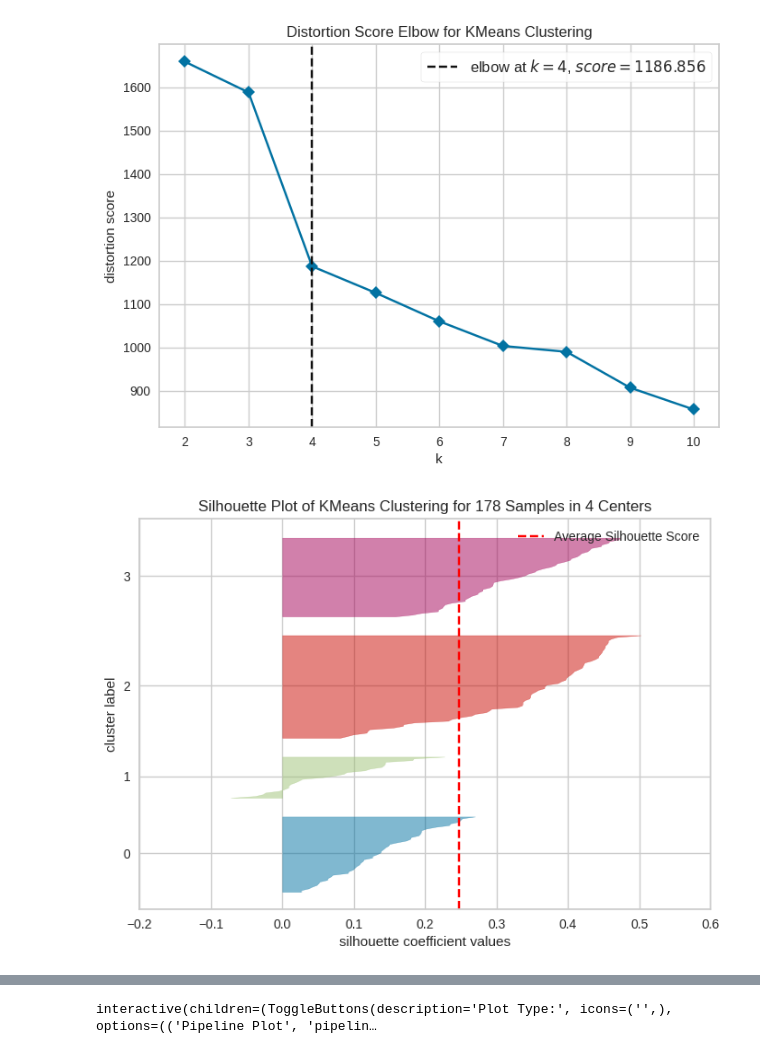
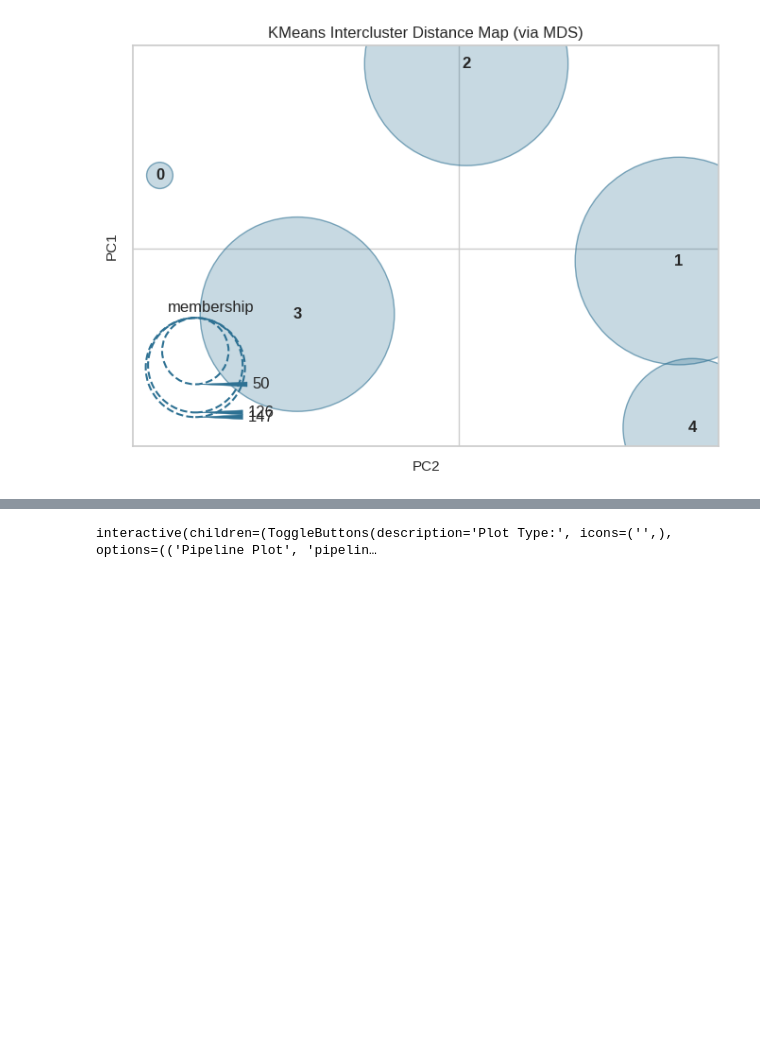
Before and after one commit to zachJX-SJSU/CMPE255_DataMining_HW, a Jupyter notebook: Pycaret/pycaret_Clustering.ipynb, the cells around one changed output, grey strips where cells are left out. Saved outputs shown, nothing was run; the diff lists cells and outputs as text; code cells hidden in the pictures; blank space fills up the shorter version.

Commit message:
update clustering

```diff
--- a/Pycaret/pycaret_Clustering.ipynb
+++ b/Pycaret/pycaret_Clustering.ipynb
@@ -71,9 +77,5 @@ exp_clu = setup(
 # %%
-#Create and Compare Models
-
 # Train a K-Means clustering model
-kmeans = create_model('kmeans')
-
-# Check available clustering algorithms
-models()
+kmeans = create_model('kmeans', num_clusters = 5)
+print(kmeans)
 # %% [output]
@@ -109,8 +101,8 @@ clustered_df.head()
 # %%
 #  Analyze Model
 # ==========================================
-plot_model(kmeans, plot='elbow')
-plot_model(kmeans, plot='silhouette')
+plot_model(kmeans, plot = 'distance')
+plot_model(kmeans, plot = 'distribution')
 plot_model(kmeans, plot='cluster')
 
 # Interactive evaluation dashboard (optional)
@@ -119,2 +112 @@ evaluate_model(kmeans)
-[figure, old version]
+[figure, new version]
-[figure, removed]
```
Also changed, not shown: parts of 12 cells of this notebook, 1 other file.
